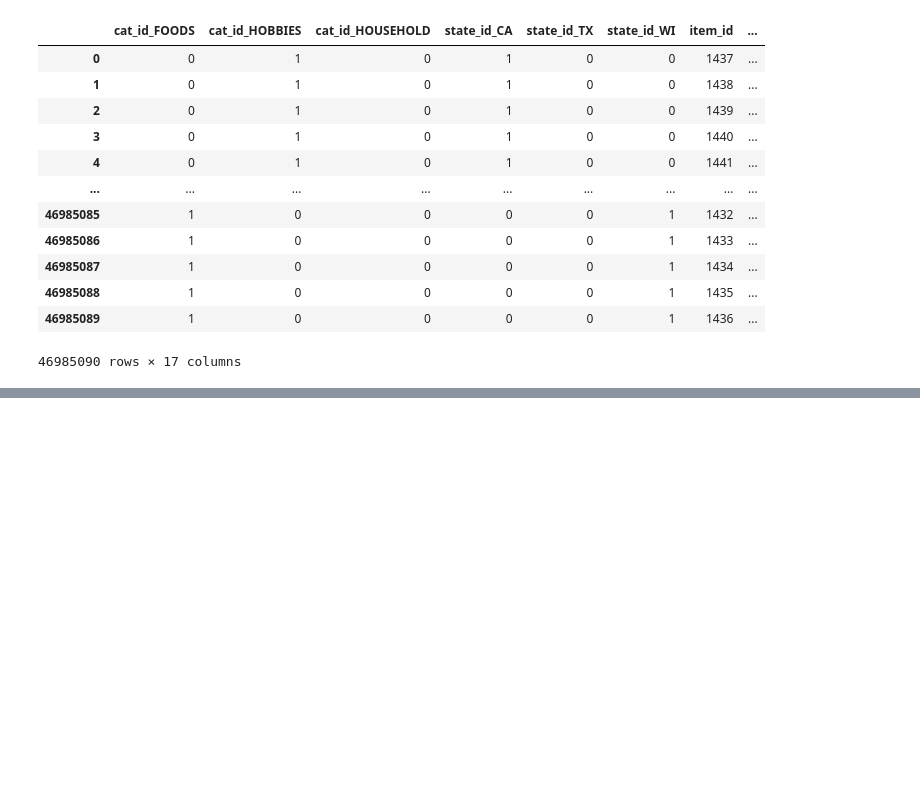
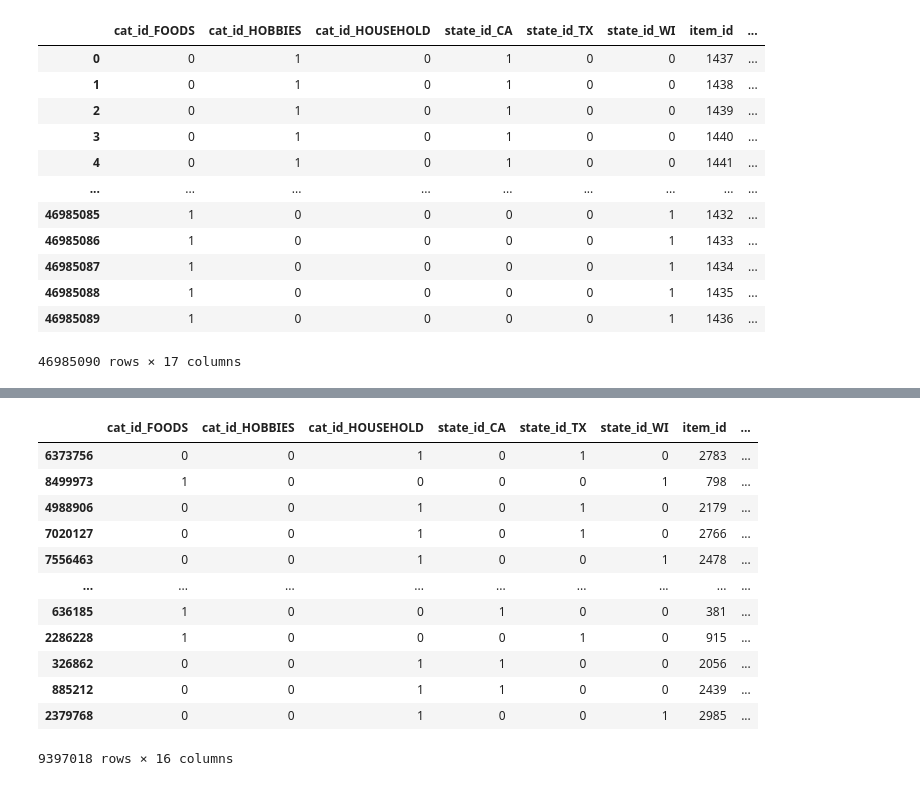
Before and after one commit to ivan-a-cheung/UTS-MDSI-AMLA-AT2, a Jupyter notebook: notebooks/predictive/regression_final.ipynb, the cells around one changed output, grey strips where cells are left out. Drawn from its saved outputs; the diff is of its cells as text; code cells hidden in the pictures; blank space fills up the shorter version.

```diff
--- a/notebooks/predictive/regression_final.ipynb
+++ b/notebooks/predictive/regression_final.ipynb
@@ -214,2 +209,0 @@ log = LogisticRegression(solver='sag', warm_start=True)
-# %%
-log.fit(X_train, y_train)
@@ -217,0 +210,9 @@ MemoryError: Unable to allocate 4.48 GiB for an array with shape (37588072, 16)
+# %%
+from sklearn.ensemble import RandomForestRegressor
+
+n = 5
+
+rf = RandomForestRegressor(n_estimators=n
+                            , max_depth=30
+                            , verbose=1
+                            , warm_start=True)
@@ -217,0 +221,26 @@ MemoryError: Unable to allocate 4.48 GiB for an array with shape (37588072, 16)
+# %%
+import pandas as pd
+from sklearn.model_selection import train_test_split
+
+years = [2011, 2012, 2013, 2014, 2015]
+x_test = pd.DataFrame()
+y_test = pd.Series()
+
+for y in years:
+    print("fitting: " + str(y))
+    df_chunk = pd.read_parquet('../../data/processed/features.parquet', engine='pyarrow', filters=[("year", "==", y)])
+    target = df_chunk.pop('revenue')
+    x_train, x_test_chunk, y_train, y_test_chunk = train_test_split(df_chunk, target, test_size=0.2, random_state=8)
+
+    if x_test.empty:
+        x_test = x_test_chunk
+        y_test = y_test_chunk
+    else:
+        x_test = pd.concat([x_test, x_test_chunk])
+        y_test = pd.concat([y_test, y_test_chunk])
+
+    rf.fit(X_train, y_train)
+    n = n + 5
+    rf.set_params(n_estimators = n)
+
+    print(rf.get_params())
@@ -217,0 +258,16 @@ MemoryError: Unable to allocate 4.48 GiB for an array with shape (37588072, 16)
+# %%
+x_test
+# %% [output]
+|  | cat_id_FOODS | cat_id_HOBBIES | cat_id_HOUSEHOLD | state_id_CA | state_id_TX | state_id_WI | item_id | ... |
+| 6373756 | 0 | 0 | 1 | 0 | 1 | 0 | 2783 | ... |
+| 8499973 | 1 | 0 | 0 | 0 | 0 | 1 | 798 | ... |
+| 4988906 | 0 | 0 | 1 | 0 | 1 | 0 | 2179 | ... |
+| 7020127 | 0 | 0 | 1 | 0 | 1 | 0 | 2766 | ... |
+| 7556463 | 0 | 0 | 1 | 0 | 0 | 1 | 2478 | ... |
+| ... | ... | ... | ... | ... | ... | ... | ... | ... |
+| 636185 | 1 | 0 | 0 | 1 | 0 | 0 | 381 | ... |
+| 2286228 | 1 | 0 | 0 | 0 | 1 | 0 | 915 | ... |
+| 326862 | 0 | 0 | 1 | 1 | 0 | 0 | 2056 | ... |
+| 885212 | 0 | 0 | 1 | 1 | 0 | 0 | 2439 | ... |
+| 2379768 | 0 | 0 | 1 | 0 | 0 | 1 | 2985 | ... |
+9397018 rows × 16 columns
```
Also changed, not shown: parts of 8 cells of this notebook.
